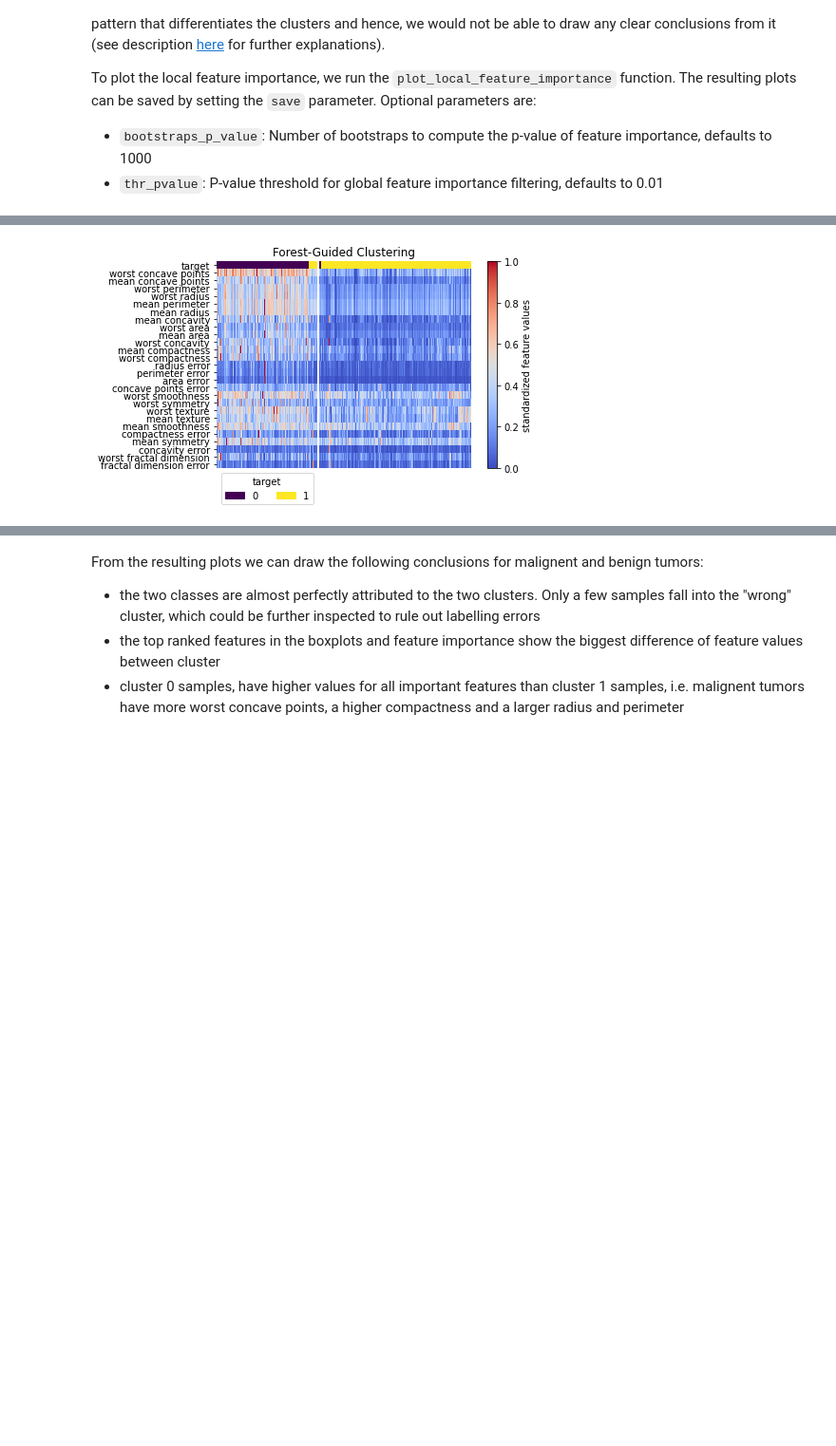
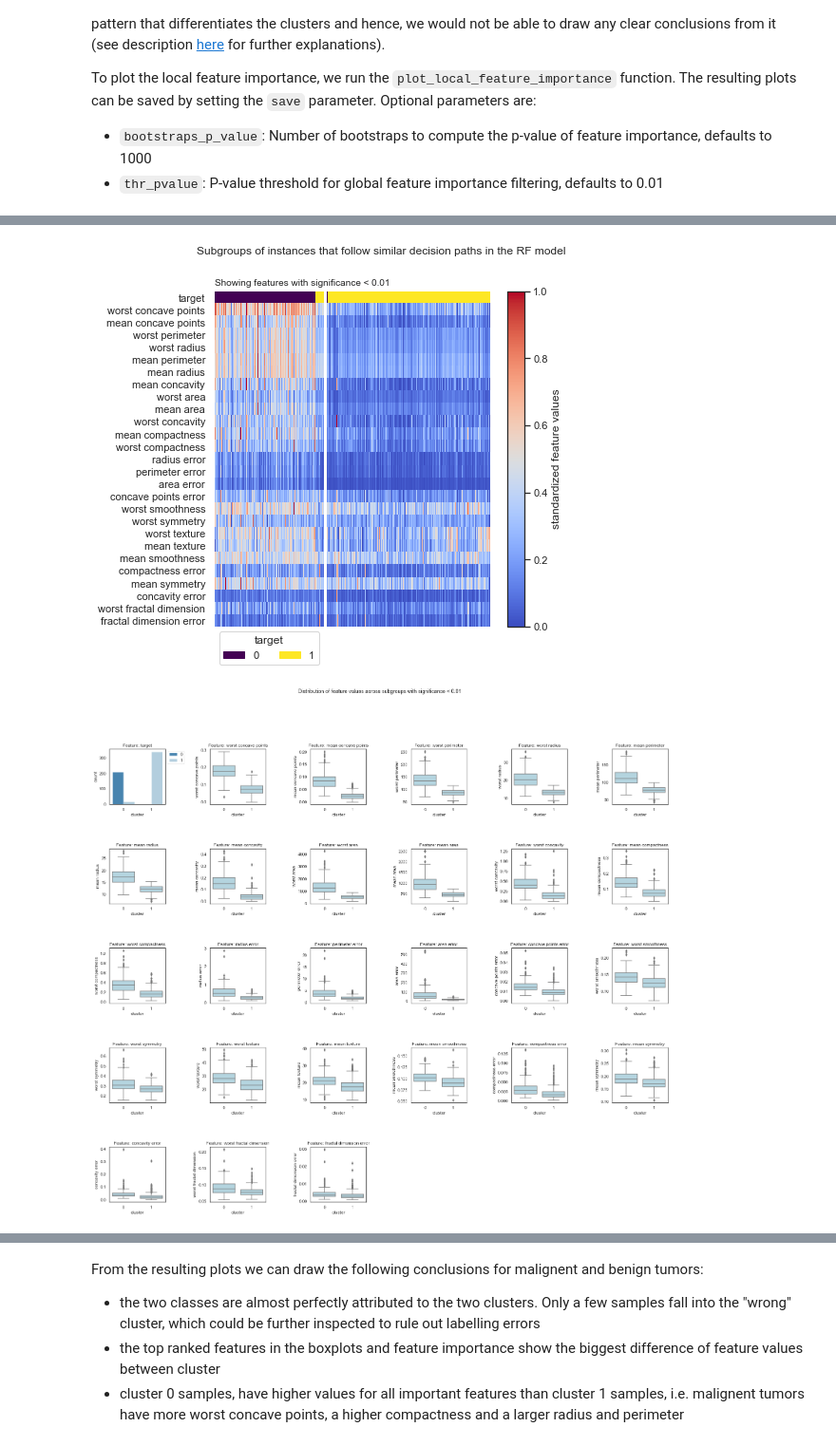
Before and after one commit to HelmholtzAI-Consultants-Munich/fg-clustering, a Jupyter notebook: tutorial.ipynb, the cells around one changed output, grey strips where cells are left out. Shown: that part at 95% size. Saved outputs shown, nothing was run; the diff lists cells and outputs as text; code cells hidden in the pictures; blank space fills up the shorter version.

Commit message:
changed plotting functions in tutorial

```diff
--- a/tutorial.ipynb
+++ b/tutorial.ipynb
@@ -119,4 +123,5 @@
 # %%
-fgc.plot_heatmap()
+fgc.plot_decision_paths()
 # %% [output]
-[figure, old version]
+[figure, new version]
+[figure, added]
```
Also changed, not shown: parts of 11 cells of this notebook.
